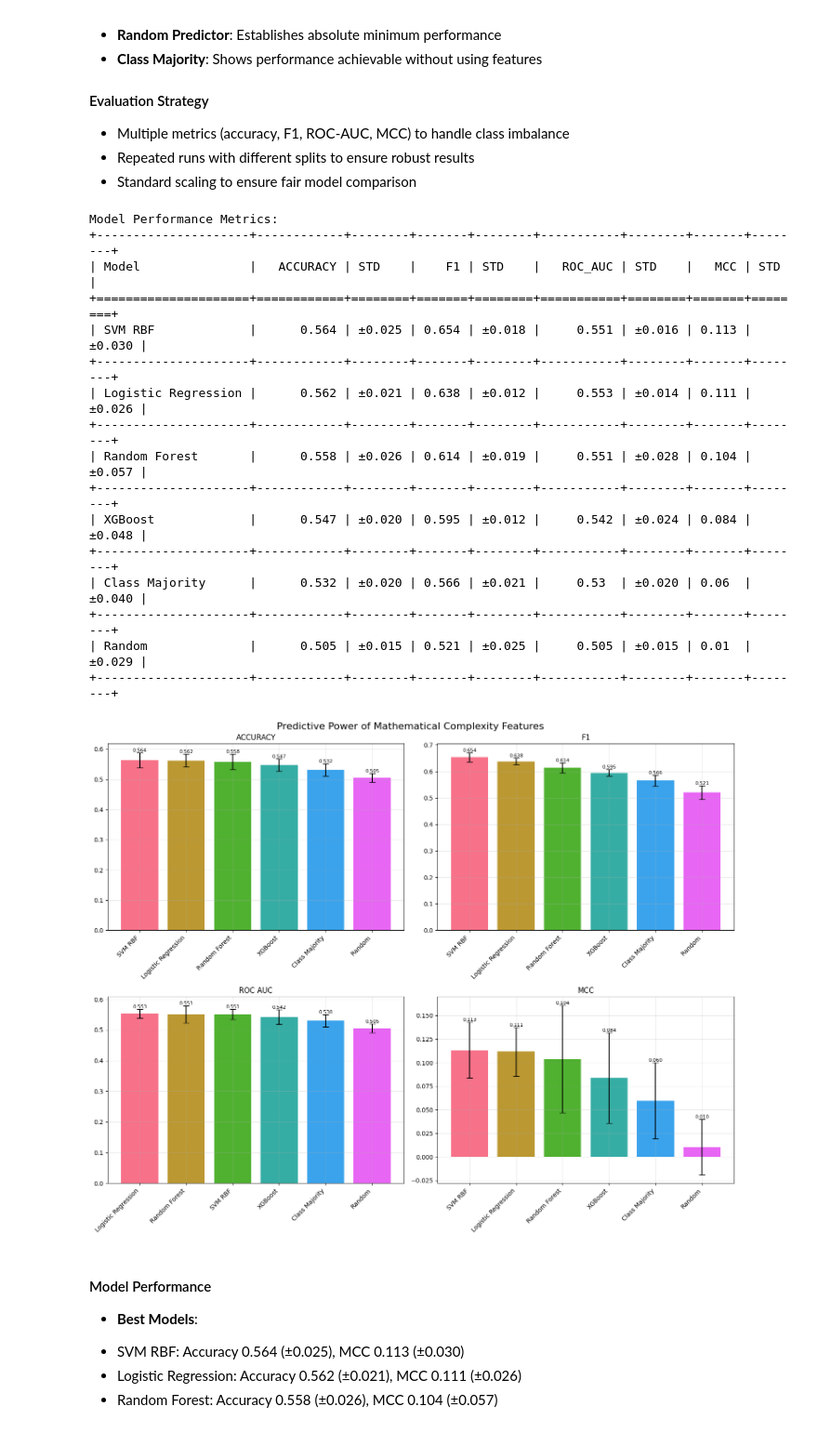
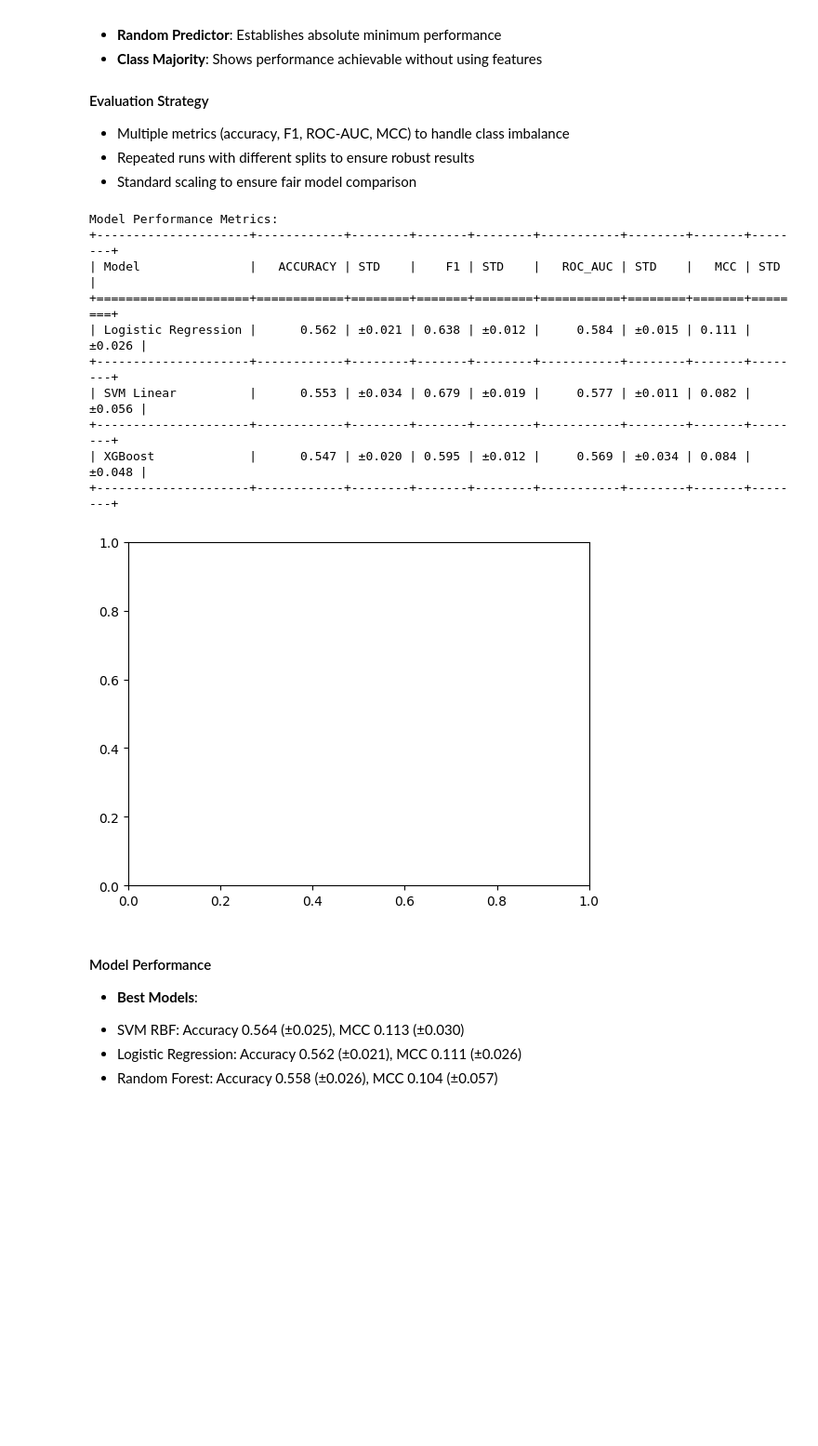
Before and after one commit to leonl42/DataLit, a Jupyter notebook: analysis/linus_analysis.ipynb, the cells around one changed output. Shown at 93% size. Drawn from its saved outputs; the diff is of its cells as text; code cells hidden in the pictures; blank space fills up the shorter version.

Commit message:
Export model prediction plots

```diff
--- a/analysis/linus_analysis.ipynb
+++ b/analysis/linus_analysis.ipynb
@@ -1026,13 +1039,13 @@ def train_and_evaluate_models(X, y, random_state=42, n_runs=5):
     """
     models = {
         # Baseline Models
-        "Random": DummyClassifier(strategy='uniform', random_state=random_state),
-        "Class Majority": DummyClassifier(strategy='stratified', random_state=random_state),
+        #"Random": DummyClassifier(strategy='uniform', random_state=random_state),
+        #"Class Majority": DummyClassifier(strategy='stratified', random_state=random_state),
 
         # Prediction Models - each offering a different approach to finding patterns
         "Logistic Regression": LogisticRegression(random_state=random_state),
-        "Random Forest": RandomForestClassifier(n_estimators=100, random_state=random_state),
-        "SVM RBF": SVC(kernel="rbf", probability=True, random_state=random_state),
+        #"Random Forest": RandomForestClassifier(n_estimators=100, random_state=random_state),
+        "SVM Linear": SVC(kernel="linear", probability=True, random_state=random_state),
         "XGBoost": xgb.XGBClassifier(random_state=random_state)
     }
 
@@ -1057,7 +1070,7 @@ def train_and_evaluate_models(X, y, random_state=42, n_runs=5):
             # Store multiple metrics to get a complete picture of predictive power
             results[name]['accuracy'].append(accuracy_score(y_test, y_pred))
             results[name]['f1'].append(f1_score(y_test, y_pred))
-            results[name]['roc_auc'].append(roc_auc_score(y_test, y_pred))
+            results[name]['roc_auc'].append(roc_auc_score(y_test, model.predict_proba(X_test_scaled)[:,1]))
             results[name]['mcc'].append(matthews_corrcoef(y_test, y_pred))
 
     return results
@@ -1097,11 +1110,8 @@ def plot_model_performance(results):
     Shows all metrics to give a complete picture of how well we can predict acceptance.
     """
     metrics = ['accuracy', 'f1', 'roc_auc', 'mcc']
-    fig, axes = plt.subplots(2, 2, figsize=(15, 12))
-    axes = axes.ravel()
 
     for idx, metric in enumerate(metrics):
-        ax = axes[idx]
 
         # Sort models by performance for clearer visualization
         sorted_models = sorted(results.keys(),
@@ -1111,52 +1121,48 @@ def plot_model_performance(results):
         means = [np.mean(results[model][metric]) for model in sorted_models]
         stds = [np.std(results[model][metric]) for model in sorted_models]
 
+        fig,ax = plt.gcf(),plt.gca()
         # Create bars with error bars to show performance stability
+        #sns.barplot(xs,errorbar="sd",ax=ax)
         bars = ax.bar(range(len(sorted_models)), means,
                      yerr=stds, capsize=5,
                      color=sns.color_palette("husl", len(sorted_models)))
 
         ax.set_xticks(range(len(sorted_models)))
         ax.set_xticklabels(sorted_models, rotation=45, ha='right')
         ax.set_title(f'{metric.replace("_", " ").upper()}')
-        ax.grid(True, alpha=0.3)
+        #ax.grid(True, alpha=0.3)
 
         # Add value labels
         for i, v in enumerate(means):
             ax.text(i, v + stds[i], f'{v:.3f}',
                    ha='center', va='bottom', fontsize=8)
 
-    plt.suptitle('Predictive Power of Mathematical Complexity Features', fontsize=16)
-    plt.tight_layout()
-    return fig
+        fig.savefig('./predictions/' + metric + '.png', bbox_inches="tight")
+
+        plt.clf()
+        plt.cla()
 
 # Run the analysis
 results = train_and_evaluate_models(iclr_features, iclr_labels)
 
 # Print tabulated results
 print_model_performance(results)
 
 # Visualize results
-fig = plot_model_performance(results)
-plt.show()
+plot_model_performance(results)
 # %% [output]
 Model Performance Metrics:
 +---------------------+------------+--------+-------+--------+-----------+--------+-------+--------+
 | Model               |   ACCURACY | STD    |    F1 | STD    |   ROC_AUC | STD    |   MCC | STD    |
 +=====================+============+========+=======+========+===========+========+=======+========+
-| SVM RBF             |      0.564 | ±0.025 | 0.654 | ±0.018 |     0.551 | ±0.016 | 0.113 | ±0.030 |
+| Logistic Regression |      0.562 | ±0.021 | 0.638 | ±0.012 |     0.584 | ±0.015 | 0.111 | ±0.026 |
 +---------------------+------------+--------+-------+--------+-----------+--------+-------+--------+
-| Logistic Regression |      0.562 | ±0.021 | 0.638 | ±0.012 |     0.553 | ±0.014 | 0.111 | ±0.026 |
+| SVM Linear          |      0.553 | ±0.034 | 0.679 | ±0.019 |     0.577 | ±0.011 | 0.082 | ±0.056 |
 +---------------------+------------+--------+-------+--------+-----------+--------+-------+--------+
-| Random Forest       |      0.558 | ±0.026 | 0.614 | ±0.019 |     0.551 | ±0.028 | 0.104 | ±0.057 |
+| XGBoost             |      0.547 | ±0.020 | 0.595 | ±0.012 |     0.569 | ±0.034 | 0.084 | ±0.048 |
 +---------------------+------------+--------+-------+--------+-----------+--------+-------+--------+
-| XGBoost             |      0.547 | ±0.020 | 0.595 | ±0.012 |     0.542 | ±0.024 | 0.084 | ±0.048 |
-+---------------------+------------+--------+-------+--------+-----------+--------+-------+--------+
-| Class Majority      |      0.532 | ±0.020 | 0.566 | ±0.021 |     0.53  | ±0.020 | 0.06  | ±0.040 |
-+---------------------+------------+--------+-------+--------+-----------+--------+-------+--------+
-| Random              |      0.505 | ±0.015 | 0.521 | ±0.025 |     0.505 | ±0.015 | 0.01  | ±0.029 |
-+---------------------+------------+--------+-------+--------+-----------+--------+-------+--------+
-[figure, old version]
+[figure, new version]
 # %% [markdown]
 #### Model Performance
 - **Best Models**:
```
Also changed, not shown: parts of 3 cells of this notebook, 4 other files.
